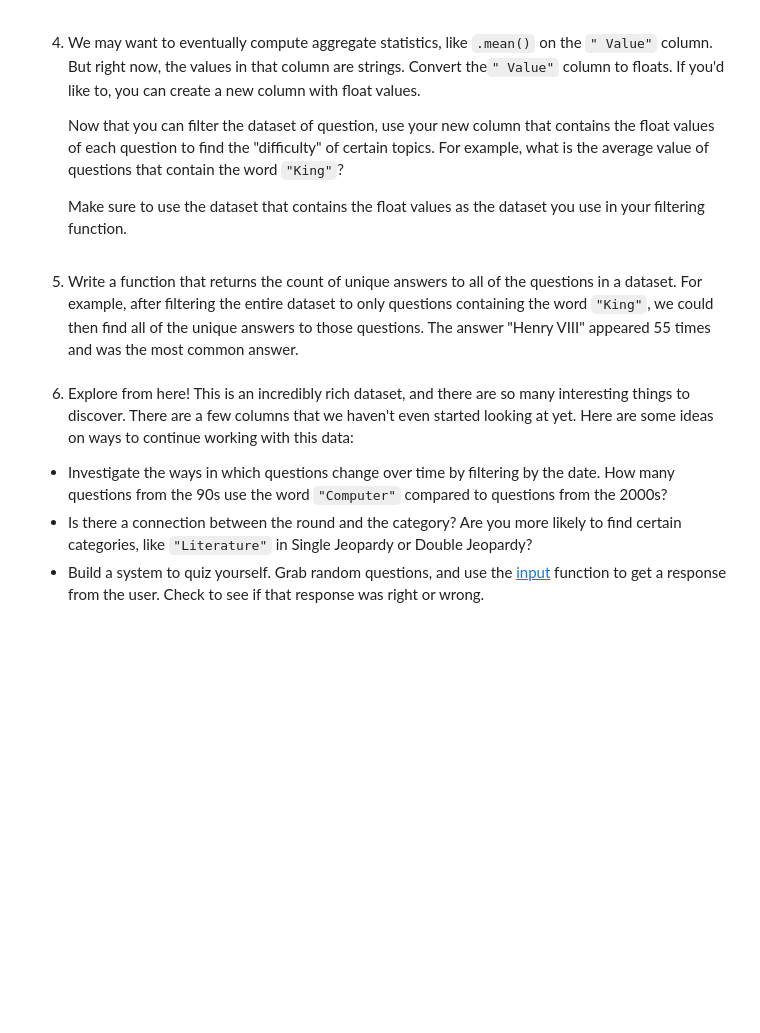
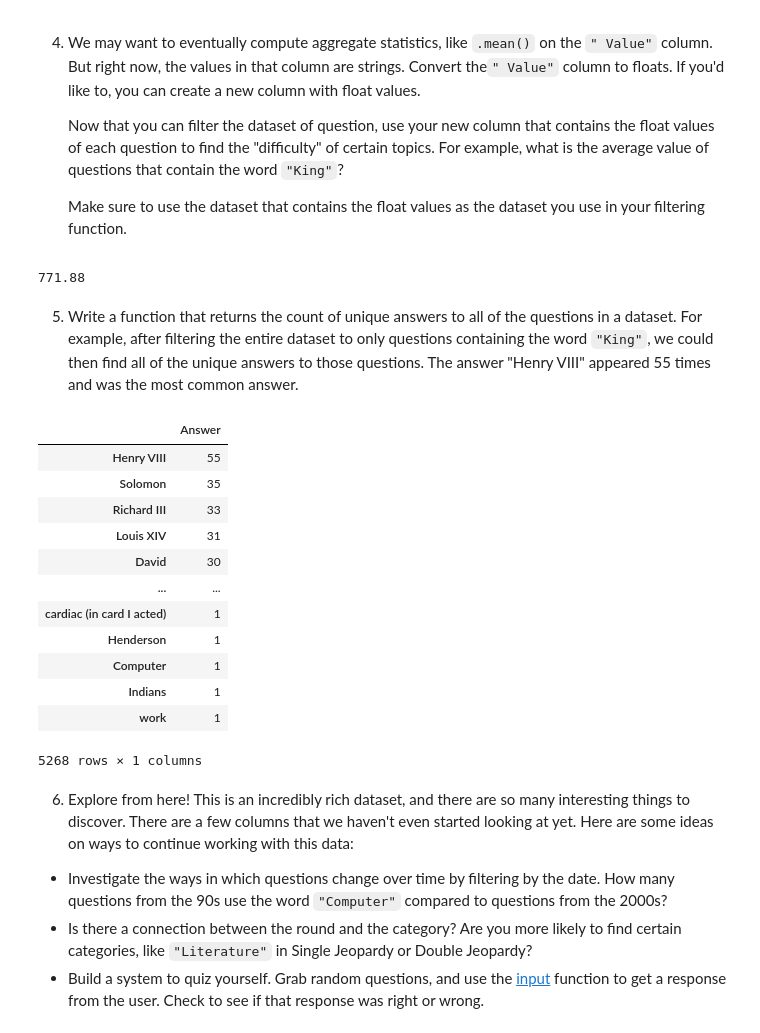
Before and after one commit to akhilrambaran/This-is-Jeopardy, a Jupyter notebook: This is Jeopardy.ipynb, the cells around one changed output. Cells and saved outputs as stored; diff of their text form; code cells hidden in the pictures; blank space fills up the shorter version.

```diff
--- a/This is Jeopardy.ipynb
+++ b/This is Jeopardy.ipynb
@@ -68,18 +113,35 @@ df.head()
 
    Make sure to use the dataset that contains the float values as the dataset you use in your filtering function.
 # %%
-#Replacing the string "None" with the string "$0"
 jeopardy_data["Value"].replace("None", "$0", inplace=True)
-#Removing the dollar sign and the comma from the string and converting it to a float.
-jeopardy_data["Value"] = jeopardy_data["Value"].apply(lambda x: float(x[1:].replace(',','')))
+# Removing the dollar sign and the comma from the string and converting it to a float.
+jeopardy_data["Value"] = jeopardy_data["Value"].apply(
+    lambda x: float(x[1:].replace(",", ""))
+)
 
 df = filter_data(jeopardy_data, ["King"])
-df["Value"].mean()
+df["Value"].mean().round(2)
+# %% [output]
+771.88
 # %% [markdown]
 5. Write a function that returns the count of unique answers to all of the questions in a dataset. For example, after filtering the entire dataset to only questions containing the word `"King"`, we could then find all of the unique answers to those questions. The answer "Henry VIII" appeared 55 times and was the most common answer.
 # %%
 df = filter_data(jeopardy_data, ["King"])
-df["Answer"].value_counts()
+pd.DataFrame(df["Answer"].value_counts())
+# %% [output]
+|  | Answer |
+| Henry VIII | 55 |
+| Solomon | 35 |
+| Richard III | 33 |
+| Louis XIV | 31 |
+| David | 30 |
+| ... | ... |
+| cardiac (in card I acted) | 1 |
+| Henderson | 1 |
+| Computer | 1 |
+| Indians | 1 |
+| work | 1 |
+5268 rows × 1 columns
 # %% [markdown]
 6. Explore from here! This is an incredibly rich dataset, and there are so many interesting things to discover. There are a few columns that we haven't even started looking at yet. Here are some ideas on ways to continue working with this data:
 
```
Also changed, not shown: parts of 3 cells of this notebook.
